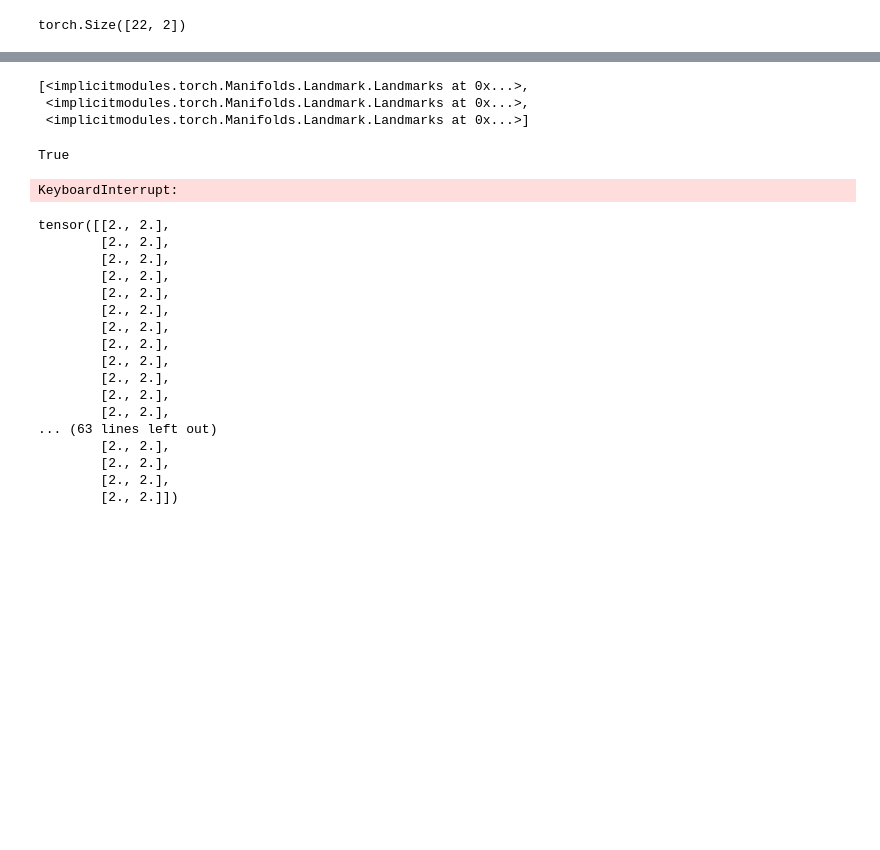
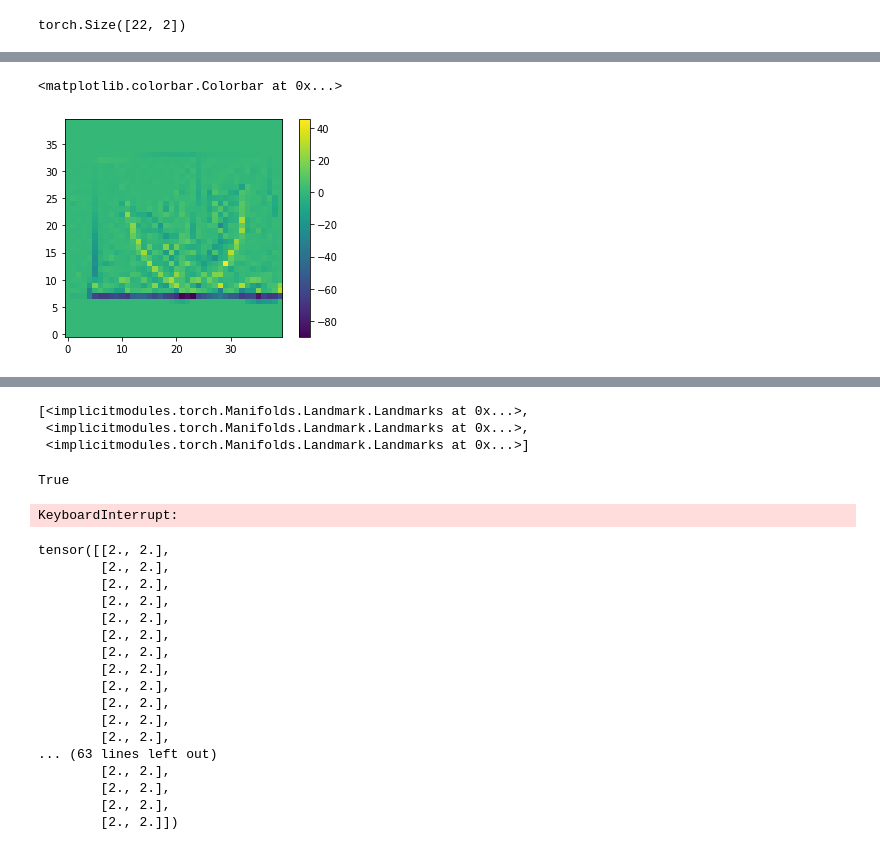
Before and after one commit to bgris/implicitmodules, a Jupyter notebook: script/torch/ImageMatching_Multishape.ipynb, the cells around one changed output, grey strips where cells are left out. Cells and saved outputs as stored; diff of their text form; code cells hidden in the pictures; blank space fills up the shorter version.

```diff
--- a/script/torch/ImageMatching_Multishape.ipynb
+++ b/script/torch/ImageMatching_Multishape.ipynb
@@ -208,0 +226,6 @@ tensor([[0.1000, 0.1000],
+# %%
+plt.imshow(source.detach() - deformed_image.detach(), origin='lower')
+plt.colorbar()
+# %% [output]
+<matplotlib.colorbar.Colorbar at 0x...>
+[figure, added]
```
Also changed, not shown: parts of 19 cells of this notebook, 1 other file.
